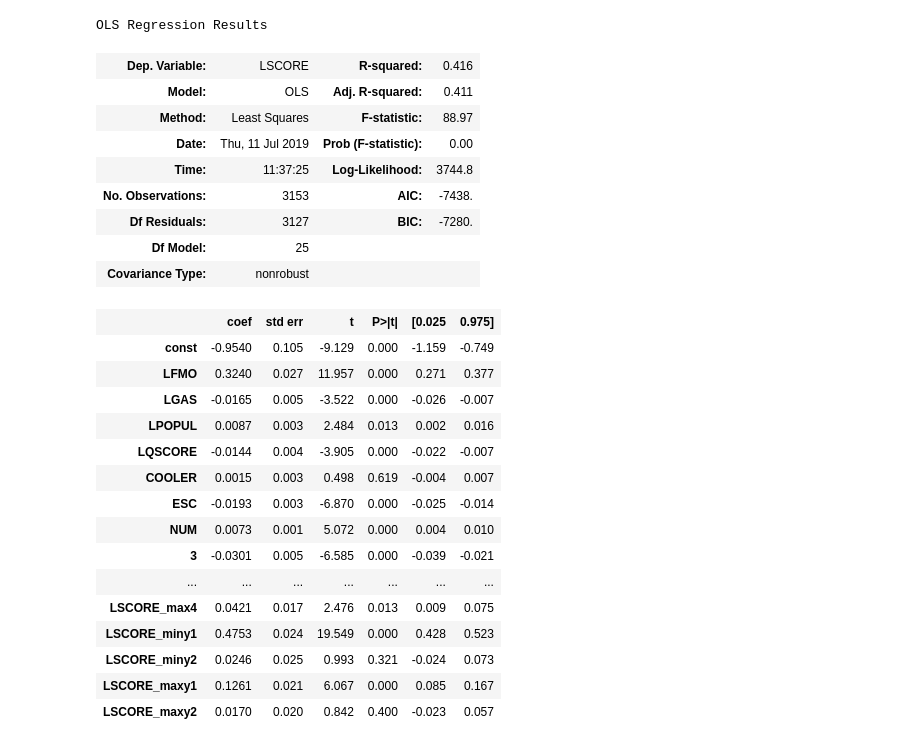
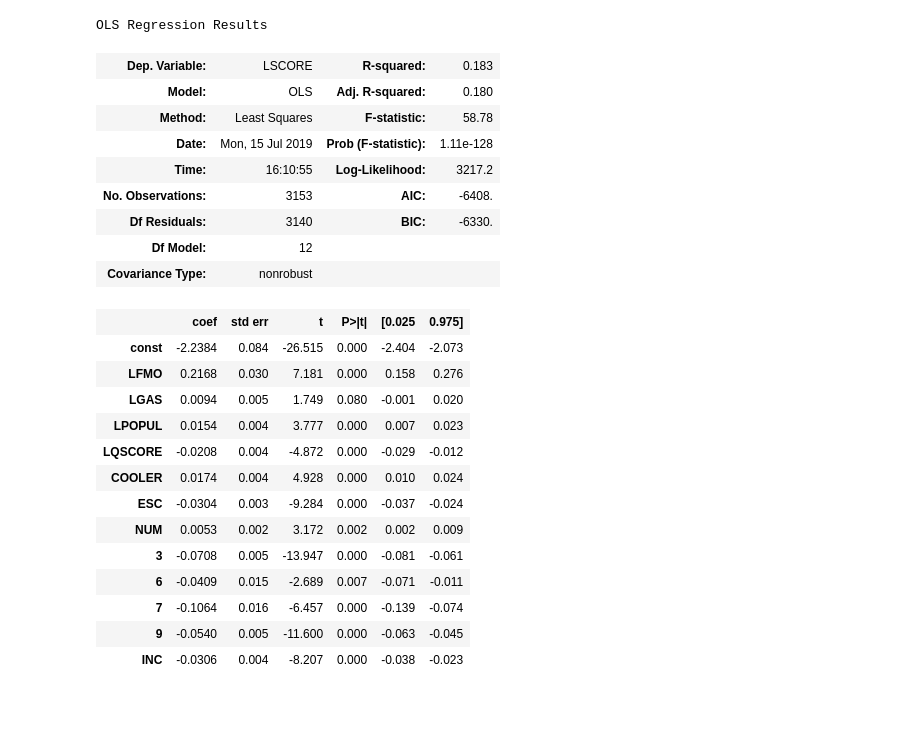
Before and after one commit to ericschulman/tx_milk_2yp, a Jupyter notebook: data_clean.ipynb, the cells around one changed output. Drawn from its saved outputs; the diff is of its cells as text; code cells hidden in the pictures; blank space fills up the shorter version.

```diff
--- a/data_clean.ipynb
+++ b/data_clean.ipynb
@@ -110,18 +110,22 @@ bid_key = auct_key + ['VENDOR'] + ['COUNTY']
 covariates = lcts + dummies + fekeys
 hist = ['INC'] + lagkeys
 
-#only drop data 5 periods back
-maxlag = 4
-limitedlag = [l+str(i) for l in ['LSCORE_min','LSCORE_max'] for i in range(1,1+maxlag)]
-
-
-maxlagy = 2
-limitedlagy = [l+str(i) for l in ['LSCORE_miny','LSCORE_maxy'] for i in range(1,1+maxlagy)]
-
-
-limitedhist = ['INC','PAST_AUCT'] + limitedlag + limitedlagy
-
-reg1 = data.copy()[bid_key + lmilk + covariates + limitedhist + ['WIN']]
-reg1 = reg1.dropna()
-reg1.to_csv('data/clean_milk1.csv')
+#setup interaction term for punishment
+data['min*past'] = data['LSCORE_min1']*data['PAST_AUCT']
+# %%
+#only drop data 5 periods back
+maxlag = 4
+limitedlag = [l+str(i) for l in ['LSCORE_min','LSCORE_max'] for i in range(1,1+maxlag)]
+
+
+maxlagy = 2
+limitedlagy = [l+str(i) for l in ['LSCORE_miny','LSCORE_maxy'] for i in range(1,1+maxlagy)]
+
+
+limitedhist = ['PAST_AUCT','min*past'] + limitedlag + limitedlagy
+
+
+reg1 = data.copy()[bid_key + lmilk + covariates + limitedhist + ['INC','WIN']]
+reg1 = reg1.dropna()
+reg1.to_csv('data/clean_milk1.csv')
 # %%
@@ -164,29 +164,28 @@ strong multicollinearity or other numerical problems.
 # %%
-sm.OLS(reg1['LSCORE'], sm.add_constant(reg1[covariates+limitedhist]) ).fit().summary()
+#incumbency
+sm.OLS(reg1['LSCORE'], sm.add_constant(reg1[covariates+ ['INC']] ) ).fit().summary()
 # %% [output]
 OLS Regression Results
-| Dep. Variable: | LSCORE | R-squared: | 0.416 |
-| Model: | OLS | Adj. R-squared: | 0.411 |
-| Method: | Least Squares | F-statistic: | 88.97 |
-| Date: | Thu, 11 Jul 2019 | Prob (F-statistic): | 0.00 |
-| Time: | 11:37:25 | Log-Likelihood: | 3744.8 |
-| No. Observations: | 3153 | AIC: | -7438. |
-| Df Residuals: | 3127 | BIC: | -7280. |
-| Df Model: | 25 |  |  |
+| Dep. Variable: | LSCORE | R-squared: | 0.183 |
+| Model: | OLS | Adj. R-squared: | 0.180 |
+| Method: | Least Squares | F-statistic: | 58.78 |
+| Date: | Mon, 15 Jul 2019 | Prob (F-statistic): | 1.11e-128 |
+| Time: | 16:10:55 | Log-Likelihood: | 3217.2 |
+| No. Observations: | 3153 | AIC: | -6408. |
+| Df Residuals: | 3140 | BIC: | -6330. |
+| Df Model: | 12 |  |  |
 | Covariance Type: | nonrobust |  |  |
 |  | coef | std err | t | P>|t| | [0.025 | 0.975] |
-| const | -0.9540 | 0.105 | -9.129 | 0.000 | -1.159 | -0.749 |
-| LFMO | 0.3240 | 0.027 | 11.957 | 0.000 | 0.271 | 0.377 |
-| LGAS | -0.0165 | 0.005 | -3.522 | 0.000 | -0.026 | -0.007 |
-| LPOPUL | 0.0087 | 0.003 | 2.484 | 0.013 | 0.002 | 0.016 |
-| LQSCORE | -0.0144 | 0.004 | -3.905 | 0.000 | -0.022 | -0.007 |
-| COOLER | 0.0015 | 0.003 | 0.498 | 0.619 | -0.004 | 0.007 |
-| ESC | -0.0193 | 0.003 | -6.870 | 0.000 | -0.025 | -0.014 |
-| NUM | 0.0073 | 0.001 | 5.072 | 0.000 | 0.004 | 0.010 |
-| 3 | -0.0301 | 0.005 | -6.585 | 0.000 | -0.039 | -0.021 |
-| ... | ... | ... | ... | ... | ... | ... |
-| LSCORE_max4 | 0.0421 | 0.017 | 2.476 | 0.013 | 0.009 | 0.075 |
-| LSCORE_miny1 | 0.4753 | 0.024 | 19.549 | 0.000 | 0.428 | 0.523 |
-| LSCORE_miny2 | 0.0246 | 0.025 | 0.993 | 0.321 | -0.024 | 0.073 |
-| LSCORE_maxy1 | 0.1261 | 0.021 | 6.067 | 0.000 | 0.085 | 0.167 |
-| LSCORE_maxy2 | 0.0170 | 0.020 | 0.842 | 0.400 | -0.023 | 0.057 |
+| const | -2.2384 | 0.084 | -26.515 | 0.000 | -2.404 | -2.073 |
+| LFMO | 0.2168 | 0.030 | 7.181 | 0.000 | 0.158 | 0.276 |
+| LGAS | 0.0094 | 0.005 | 1.749 | 0.080 | -0.001 | 0.020 |
+| LPOPUL | 0.0154 | 0.004 | 3.777 | 0.000 | 0.007 | 0.023 |
+| LQSCORE | -0.0208 | 0.004 | -4.872 | 0.000 | -0.029 | -0.012 |
+| COOLER | 0.0174 | 0.004 | 4.928 | 0.000 | 0.010 | 0.024 |
+| ESC | -0.0304 | 0.003 | -9.284 | 0.000 | -0.037 | -0.024 |
+| NUM | 0.0053 | 0.002 | 3.172 | 0.002 | 0.002 | 0.009 |
+| 3 | -0.0708 | 0.005 | -13.947 | 0.000 | -0.081 | -0.061 |
+| 6 | -0.0409 | 0.015 | -2.689 | 0.007 | -0.071 | -0.011 |
+| 7 | -0.1064 | 0.016 | -6.457 | 0.000 | -0.139 | -0.074 |
+| 9 | -0.0540 | 0.005 | -11.600 | 0.000 | -0.063 | -0.045 |
+| INC | -0.0306 | 0.004 | -8.207 | 0.000 | -0.038 | -0.023 |
```
Also changed, not shown: parts of 7 cells of this notebook, 3 other files.
